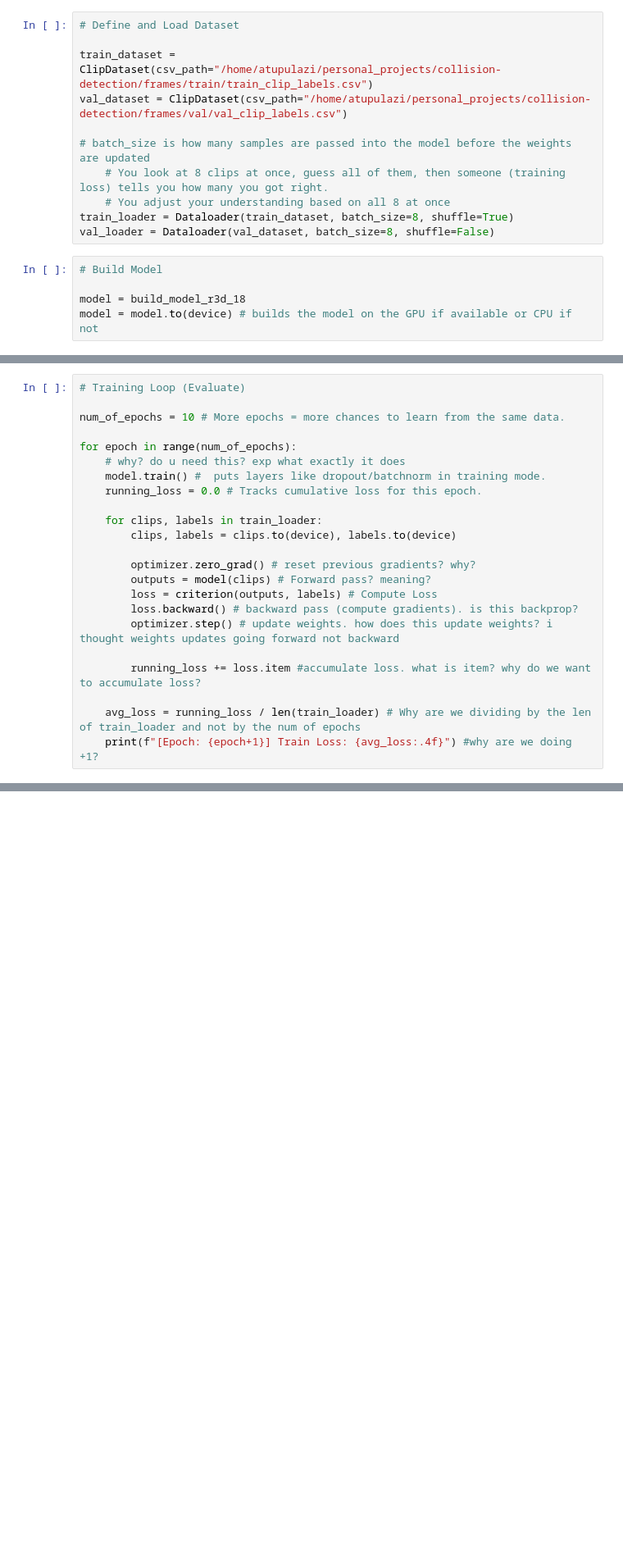
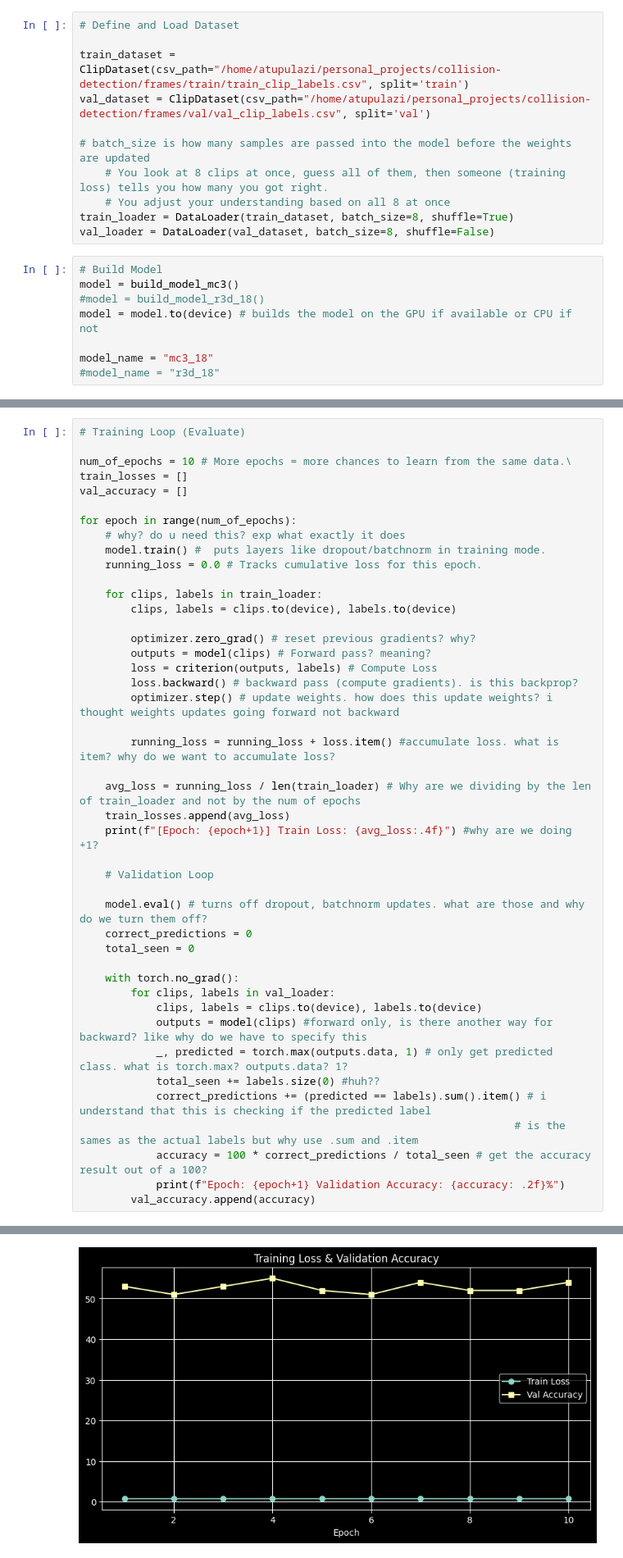
Before and after one commit to KosiAtupulazi/collision-detection, a Jupyter notebook: src/train_model.ipynb, the cells around one changed output, grey strips where cells are left out. Shown at 82% size. Cells and saved outputs as stored; diff of their text form; blank space fills up the shorter version.

Commit message:
tested model

```diff
--- a/src/train_model.ipynb
+++ b/src/train_model.ipynb
@@ -47,19 +68,22 @@ device = torch.device("cuda" if torch.cuda.is_available() else "cpu")
 # %%
 # Define and Load Dataset
 
-train_dataset = ClipDataset(csv_path="/home/atupulazi/personal_projects/collision-detection/frames/train/train_clip_labels.csv")
-val_dataset = ClipDataset(csv_path="/home/atupulazi/personal_projects/collision-detection/frames/val/val_clip_labels.csv")
+train_dataset = ClipDataset(csv_path="/home/atupulazi/personal_projects/collision-detection/frames/train/train_clip_labels.csv", split='train')
+val_dataset = ClipDataset(csv_path="/home/atupulazi/personal_projects/collision-detection/frames/val/val_clip_labels.csv", split='val')
 
 # batch_size is how many samples are passed into the model before the weights are updated
     # You look at 8 clips at once, guess all of them, then someone (training loss) tells you how many you got right.
     # You adjust your understanding based on all 8 at once
-train_loader = Dataloader(train_dataset, batch_size=8, shuffle=True)
-val_loader = Dataloader(val_dataset, batch_size=8, shuffle=False)
+train_loader = DataLoader(train_dataset, batch_size=8, shuffle=True)
+val_loader = DataLoader(val_dataset, batch_size=8, shuffle=False)
 # %%
 # Build Model
+model = build_model_mc3()
+#model = build_model_r3d_18()
+model = model.to(device) # builds the model on the GPU if available or CPU if not
 
-model = build_model_r3d_18
-model = model.to(device) # builds the model on the GPU if available or CPU if not
+model_name = "mc3_18"
+#model_name = "r3d_18"
 # %%
 # Pick Loss and Optimizer
 
@@ -76,7 +106,9 @@ lr_finder.reset() # Reset model & optimizer to initial state
 # %%
 # Training Loop (Evaluate)
 
-num_of_epochs = 10 # More epochs = more chances to learn from the same data.
+num_of_epochs = 10 # More epochs = more chances to learn from the same data.\
+train_losses = []
+val_accuracy = []
 
 for epoch in range(num_of_epochs):
     # why? do u need this? exp what exactly it does
@@ -92,7 +124,27 @@ for epoch in range(num_of_epochs):
         loss.backward() # backward pass (compute gradients). is this backprop?
         optimizer.step() # update weights. how does this update weights? i thought weights updates going forward not backward
 
-        running_loss += loss.item #accumulate loss. what is item? why do we want to accumulate loss?
+        running_loss = running_loss + loss.item() #accumulate loss. what is item? why do we want to accumulate loss?
 
     avg_loss = running_loss / len(train_loader) # Why are we dividing by the len of train_loader and not by the num of epochs
+    train_losses.append(avg_loss)
     print(f"[Epoch: {epoch+1}] Train Loss: {avg_loss:.4f}") #why are we doing +1?
+
+    # Validation Loop
+
+    model.eval() # turns off dropout, batchnorm updates. what are those and why do we turn them off?
+    correct_predictions = 0
+    total_seen = 0
+
+    with torch.no_grad():
+        for clips, labels in val_loader:
+            clips, labels = clips.to(device), labels.to(device)
+            outputs = model(clips) #forward only, is there another way for backward? like why do we have to specify this
+            _, predicted = torch.max(outputs.data, 1) # only get predicted class. what is torch.max? outputs.data? 1?
+            total_seen += labels.size(0) #huh??
+            correct_predictions += (predicted == labels).sum().item() # i understand that this is checking if the predicted label
+                                                                    # is the sames as the actual labels but why use .sum and .item
+            accuracy = 100 * correct_predictions / total_seen # get the accuracy result out of a 100?
+            print(f"Epoch: {epoch+1} Validation Accuracy: {accuracy: .2f}%")
+        val_accuracy.append(accuracy)
+# %% [output]
@@ -98,0 +168 @@ for epoch in range(num_of_epochs):
+[figure, added]
```
Also changed, not shown: parts of 9 cells of this notebook, 12 other files.
